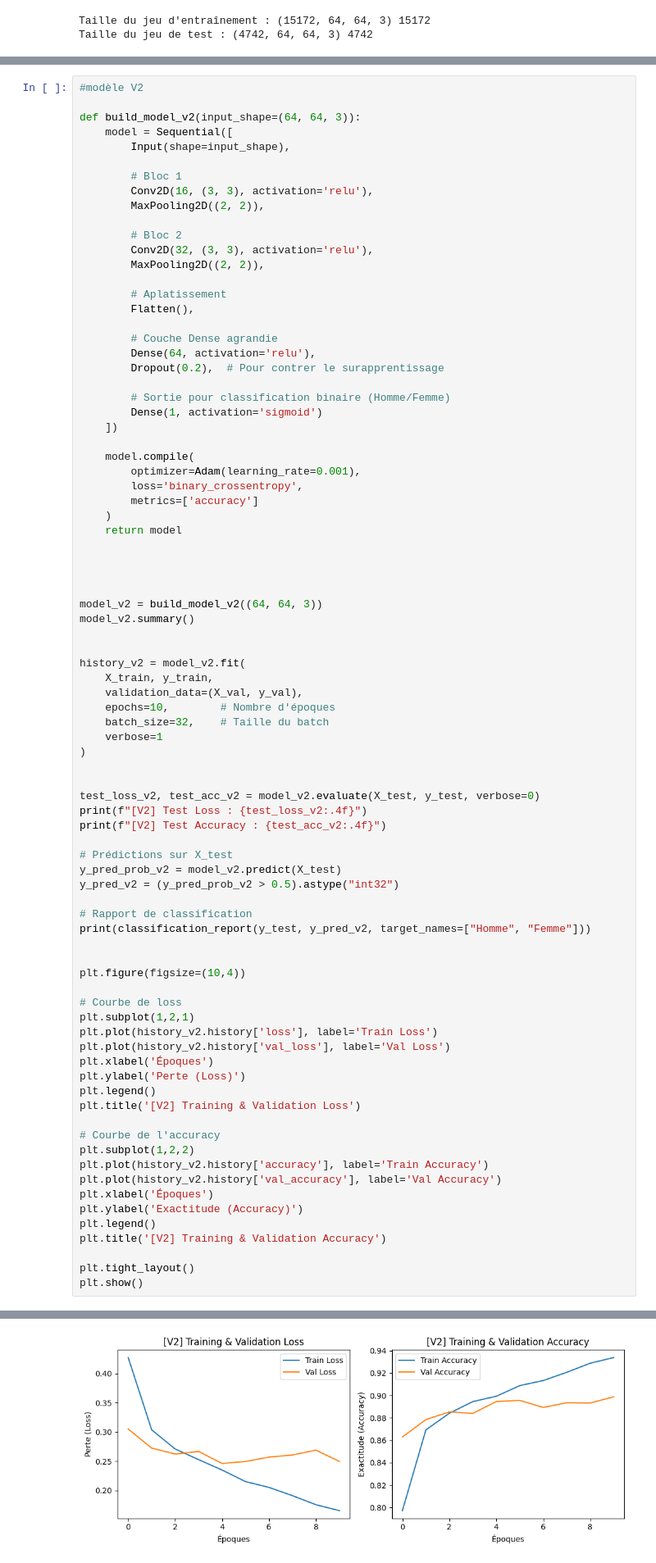
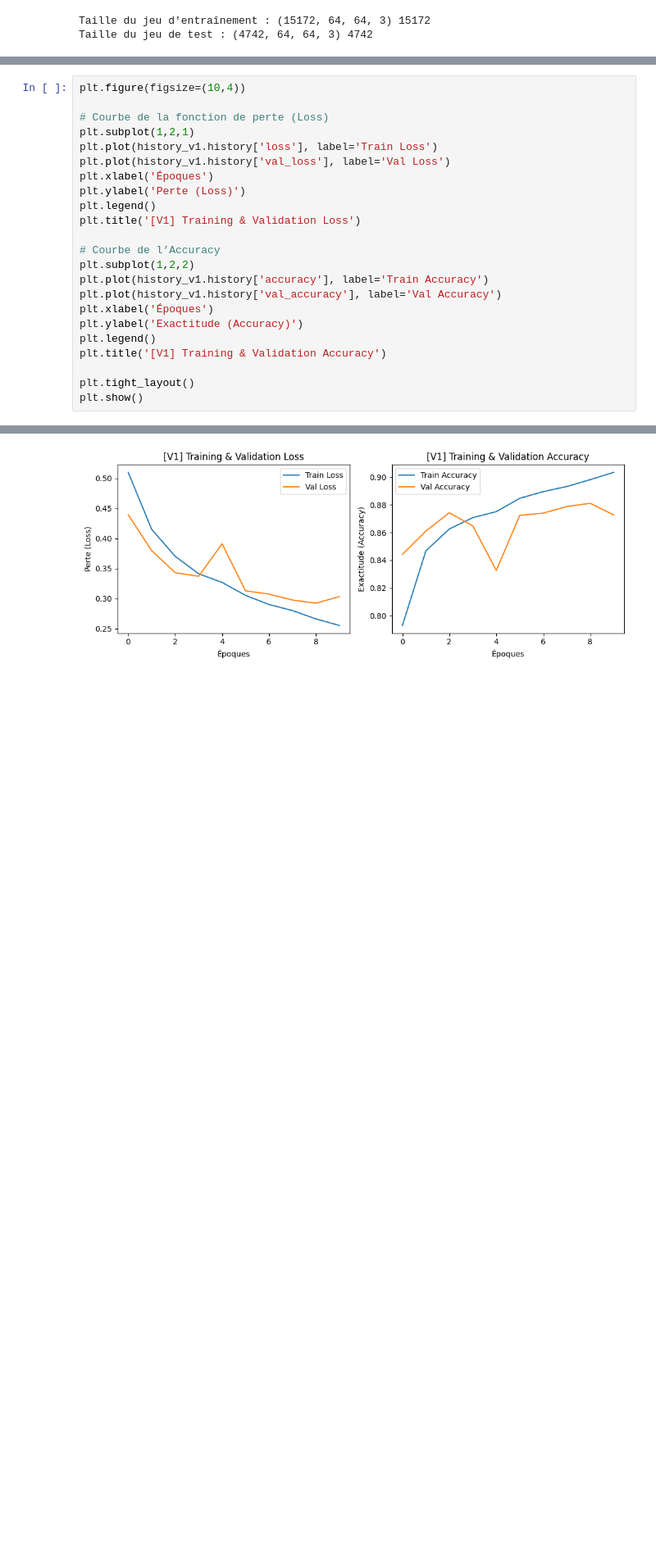
Before and after one commit to HuanJY/SAEBUT3, a Jupyter notebook: SAEIA1.ipynb, the cells around one changed output, grey strips where cells are left out. Shown: that part at 82% size. Saved outputs shown, nothing was run; the diff lists cells and outputs as text; blank space fills up the shorter version.

```diff
--- a/SAEIA1.ipynb
+++ b/SAEIA1.ipynb
@@ -328,83 +276,23 @@ Augmenter la Capacité du Modèle :
 # %%
-#modèle V2
-
-def build_model_v2(input_shape=(64, 64, 3)):
-    model = Sequential([
-        Input(shape=input_shape),
-
-        # Bloc 1
-        Conv2D(16, (3, 3), activation='relu'),
-        MaxPooling2D((2, 2)),
-
-        # Bloc 2
-        Conv2D(32, (3, 3), activation='relu'),
-        MaxPooling2D((2, 2)),
-
-        # Aplatissement
-        Flatten(),
-
-        # Couche Dense agrandie
-        Dense(64, activation='relu'),
-        Dropout(0.2),  # Pour contrer le surapprentissage
-
-        # Sortie pour classification binaire (Homme/Femme)
-        Dense(1, activation='sigmoid')
-    ])
-
-    model.compile(
-        optimizer=Adam(learning_rate=0.001),
-        loss='binary_crossentropy',
-        metrics=['accuracy']
-    )
-    return model
-
-
-
-
-model_v2 = build_model_v2((64, 64, 3))
-model_v2.summary()
-
-
-history_v2 = model_v2.fit(
-    X_train, y_train,
-    validation_data=(X_val, y_val),
-    epochs=10,        # Nombre d'époques
-    batch_size=32,    # Taille du batch
-    verbose=1
-)
-
-
-test_loss_v2, test_acc_v2 = model_v2.evaluate(X_test, y_test, verbose=0)
-print(f"[V2] Test Loss : {test_loss_v2:.4f}")
-print(f"[V2] Test Accuracy : {test_acc_v2:.4f}")
-
-# Prédictions sur X_test
-y_pred_prob_v2 = model_v2.predict(X_test)
-y_pred_v2 = (y_pred_prob_v2 > 0.5).astype("int32")
-
-# Rapport de classification
-print(classification_report(y_test, y_pred_v2, target_names=["Homme", "Femme"]))
-
-
 plt.figure(figsize=(10,4))
 
-# Courbe de loss
+# Courbe de la fonction de perte (Loss)
 plt.subplot(1,2,1)
-plt.plot(history_v2.history['loss'], label='Train Loss')
-plt.plot(history_v2.history['val_loss'], label='Val Loss')
+plt.plot(history_v1.history['loss'], label='Train Loss')
+plt.plot(history_v1.history['val_loss'], label='Val Loss')
 plt.xlabel('Époques')
 plt.ylabel('Perte (Loss)')
 plt.legend()
-plt.title('[V2] Training & Validation Loss')
+plt.title('[V1] Training & Validation Loss')
 
-# Courbe de l'accuracy
+# Courbe de l’Accuracy
 plt.subplot(1,2,2)
-plt.plot(history_v2.history['accuracy'], label='Train Accuracy')
-plt.plot(history_v2.history['val_accuracy'], label='Val Accuracy')
+plt.plot(history_v1.history['accuracy'], label='Train Accuracy')
+plt.plot(history_v1.history['val_accuracy'], label='Val Accuracy')
 plt.xlabel('Époques')
 plt.ylabel('Exactitude (Accuracy)')
 plt.legend()
-plt.title('[V2] Training & Validation Accuracy')
+plt.title('[V1] Training & Validation Accuracy')
 
 plt.tight_layout()
 plt.show()
@@ -452 +300 @@ weighted avg       0.90      0.90      0.90      4742
-[figure, old version]
+[figure, new version]
```
Also changed, not shown: parts of 29 cells of this notebook.
